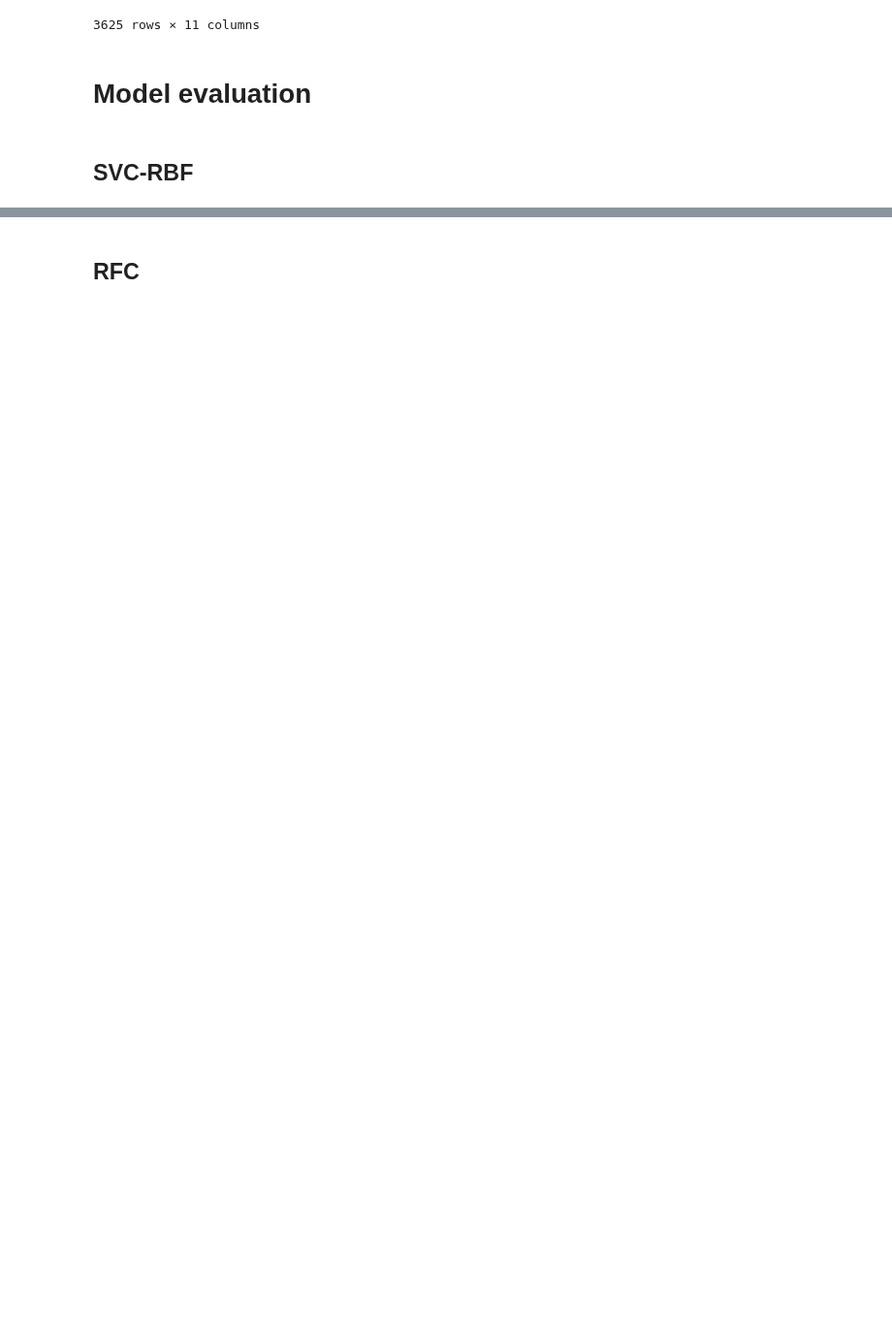
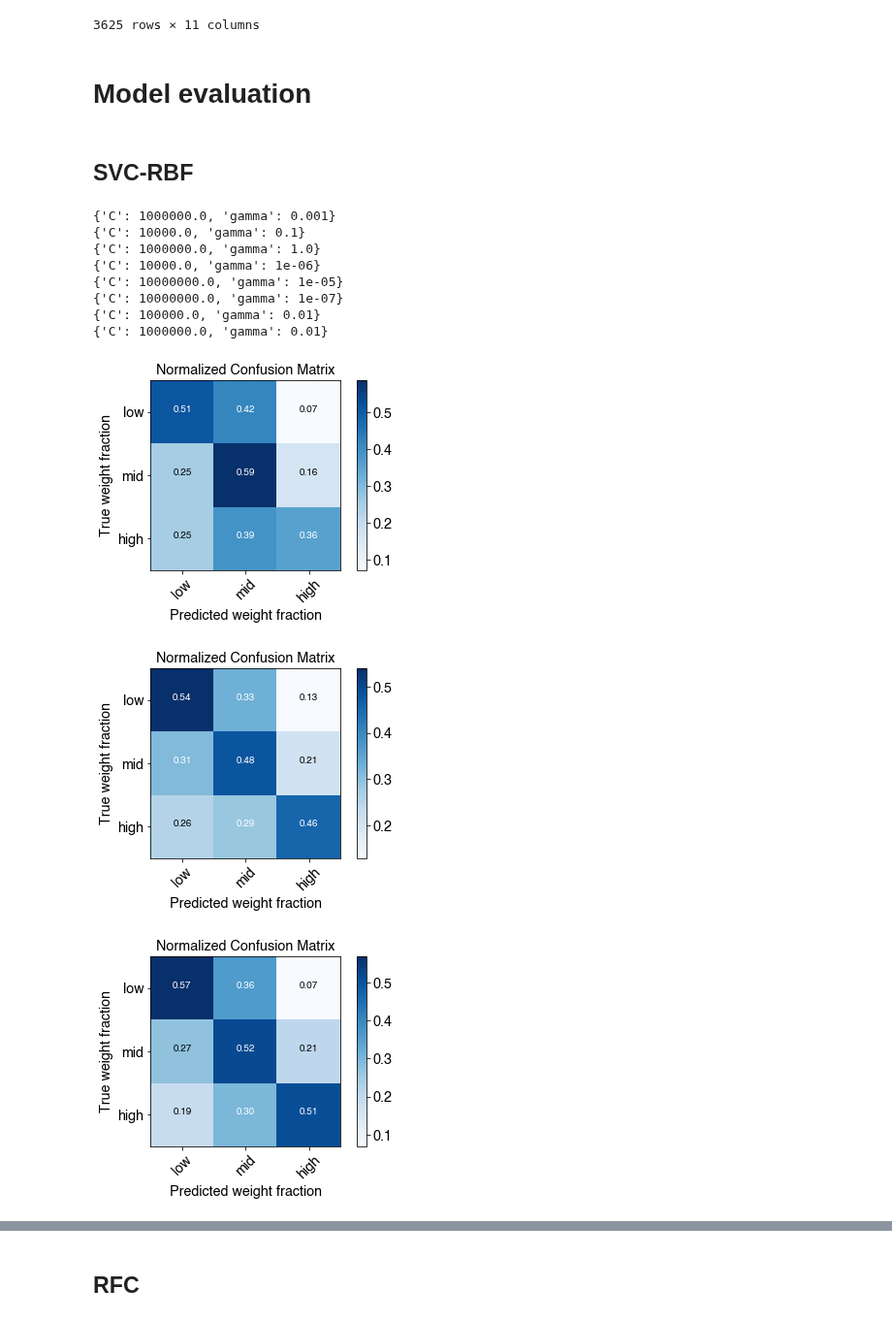
Before and after one commit to LukaThorn/ml-weight-fraction, a Jupyter notebook: organicspipeline.ipynb, the cells around one changed output, grey strips where cells are left out. Shown at 97% size. Saved outputs shown, nothing was run; the diff lists cells and outputs as text; code cells hidden in the pictures; blank space fills up the shorter version.

```diff
--- a/organicspipeline.ipynb
+++ b/organicspipeline.ipynb
@@ -577,8 +428,17 @@ def model_eval(
 # %%
 # SVC
-results_svc = blt.run_hyperparams(
-    results_prelim[results_prelim["estimator"] == "SVC"].astype(object),
-    cust_folds=5,
-    random_state=np.arange(30),
-    show_feat_impt=False,
+results_svc = eval_blindtest(
+    results_prelim[results_prelim["estimator"] == "SVC"].astype(object)
 )
+# %% [output]
+{'C': 1000000.0, 'gamma': 0.001}
+{'C': 10000.0, 'gamma': 0.1}
+{'C': 1000000.0, 'gamma': 1.0}
+{'C': 10000.0, 'gamma': 1e-06}
+{'C': 10000000.0, 'gamma': 1e-05}
+{'C': 10000000.0, 'gamma': 1e-07}
+{'C': 100000.0, 'gamma': 0.01}
+{'C': 1000000.0, 'gamma': 0.01}
+[figure, added]
+[figure, added]
+[figure, added]
```
Also changed, not shown: parts of 23 cells of this notebook.
